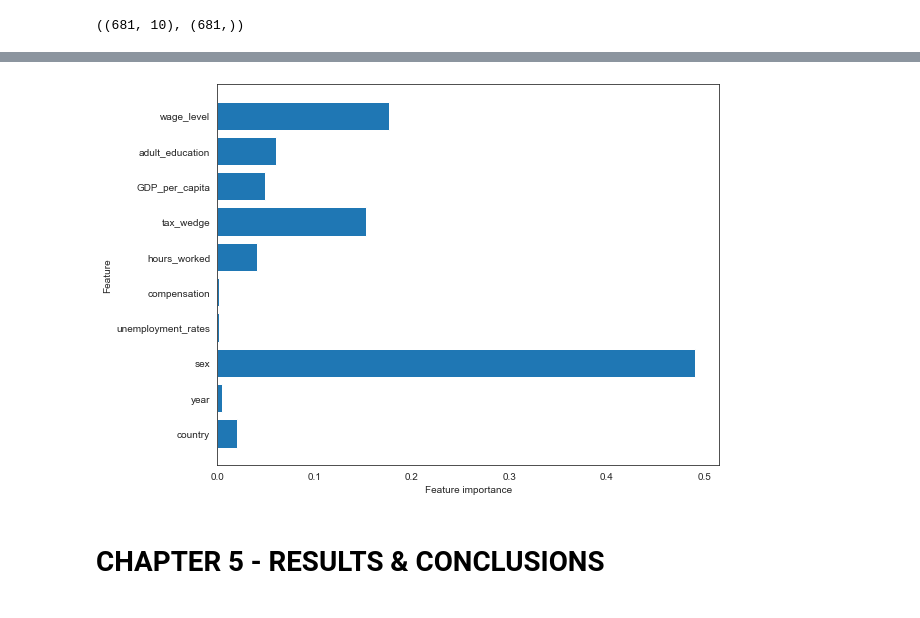
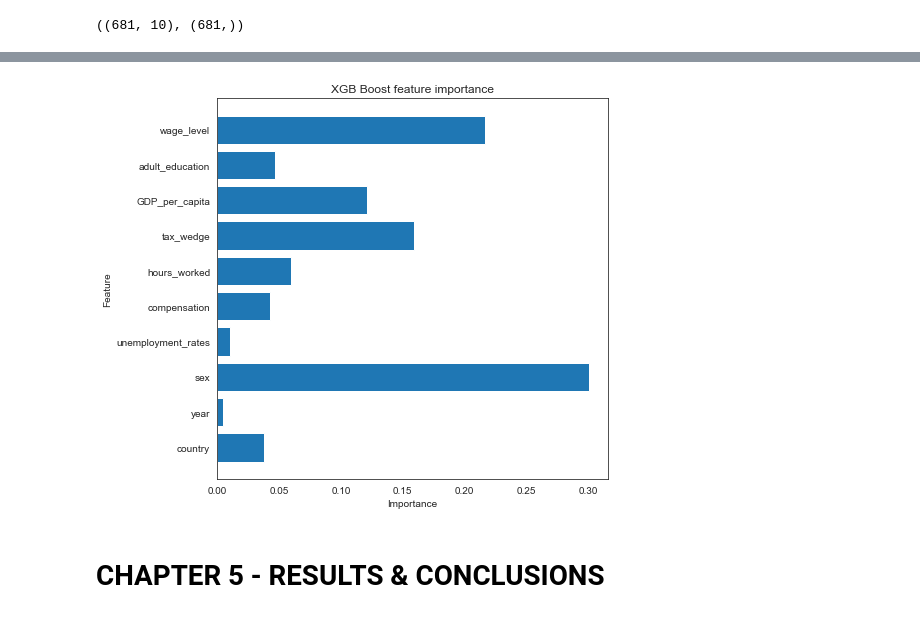
Before and after one commit to iberius96/Python-Suicides-Europe, a Jupyter notebook: main.ipynb, the cells around one changed output, grey strips where cells are left out. Cells and saved outputs as stored; diff of their text form; code cells hidden in the pictures.

```diff
--- a/main.ipynb
+++ b/main.ipynb
@@ -851,13 +853,12 @@ from sklearn.model_selection import GridSearchCV
 from sklearn.linear_model import LinearRegression
 from sklearn.neighbors import KNeighborsRegressor
 from sklearn.tree import DecisionTreeRegressor
-from sklearn.ensemble import AdaBoostRegressor
-from sklearn.ensemble import RandomForestRegressor
+from sklearn.ensemble import AdaBoostRegressor, RandomForestRegressor
 from xgboost import XGBRegressor
 
 from sklearn.ensemble import GradientBoostingRegressor
 
-results = pd.DataFrame(columns=['Technique', 'Train %', 'Test %', 'Train RMSE', 'Test RMSE'])
+results = pd.DataFrame(columns=['Model', 'Train %', 'Test %', 'Train RMSE', 'Test RMSE'])
 
 def autoFit(regressor, idStr):
     regressor.fit(X_train, y_train)
@@ -874,14 +875,23 @@ def autoFit(regressor, idStr):
     results.loc[-1] = [idStr, acc_train_score, acc_test_score, rmse_train, rmse_test]
     results.index = results.index + 1
 
+    X_ax = range(len(y_test))
+    plt.plot(X_ax, y_test, label='test')
+    plt.plot(X_ax, y_test_pred, label='prediction')
+    plt.title(idStr)
+    plt.legend()
+    plt.show()
+
+    return regressor
 
 
-autoFit(
+
+linear_Regressor = autoFit(
     LinearRegression(),
     'Linear'
 )
 
-autoFit(
+kneighbors_Regressor = autoFit(
     GridSearchCV(
         KNeighborsRegressor(),
         {'n_neighbors':list(range(1, 31)), 'weights': ['uniform', 'distance']} , cv=10
@@ -889,12 +899,12 @@ autoFit(
     'K Neighbors'
 )
 
-autoFit(
+decision_tree_regressor = autoFit(
     DecisionTreeRegressor(max_depth=9),
-    'DT'
+    'Decision Tree'
 )
 
-autoFit(
+ada_boost_regressor = autoFit(
     AdaBoostRegressor(
         DecisionTreeRegressor(max_depth=4),
         n_estimators=300,
@@ -903,17 +913,17 @@ autoFit(
     'DT (Ada Boost)'
 )
 
-autoFit(
+random_forest_regressor = autoFit(
     RandomForestRegressor(max_depth=7),
     'Random forest'
 )
 
-autoFit(
+xgb_boost_regressor = autoFit(
     XGBRegressor(learning_rate=0.1,max_depth=4),
     'XGB'
 )
 
-autoFit(
+gradient_boosting_regressor = autoFit(
     GradientBoostingRegressor(random_state=0),
     'Gradient Boosting'
 )
@@ -929,12 +946,13 @@ results.sort_values(by=['Test %'])
 | 0 | Gradient Boosting | 0.969406 | 0.901546 | 0.145862 | 0.223045 |
 | 1 | XGB | 0.989309 | 0.933290 | 0.086225 | 0.183600 |
 # %%
-plt.figure(figsize=(9,7))
+plt.figure(figsize=(7,7))
 n_features = X_train.shape[1]
-plt.barh(range(n_features), tree.feature_importances_, align='center')
+plt.barh(range(n_features), xgb_boost_regressor.feature_importances_, align='center')
 plt.yticks(np.arange(n_features), X_train.columns)
-plt.xlabel("Feature importance")
-plt.ylabel("Feature")
+plt.xlabel('Importance')
+plt.ylabel('Feature')
+plt.title('XGB Boost feature importance')
 plt.show()
 # %% [output]
-[figure, old version]
+[figure, new version]
```
Also changed, not shown: parts of 12 cells of this notebook, 1 other file.
